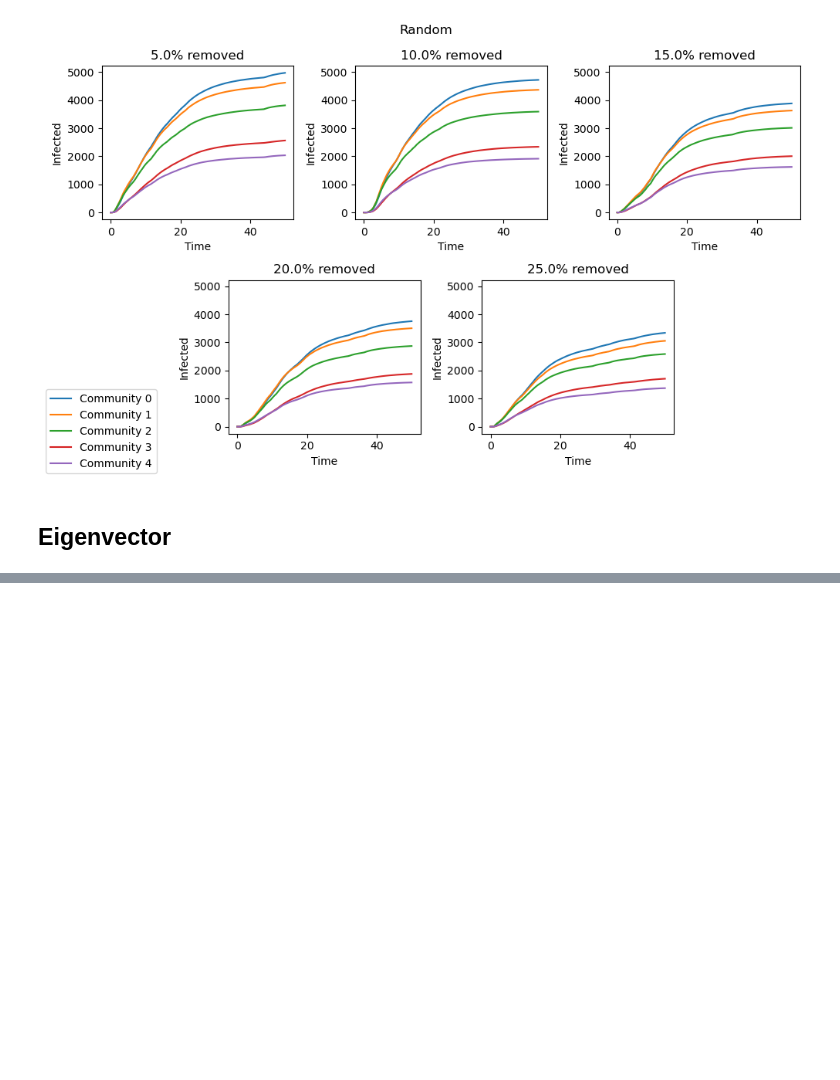
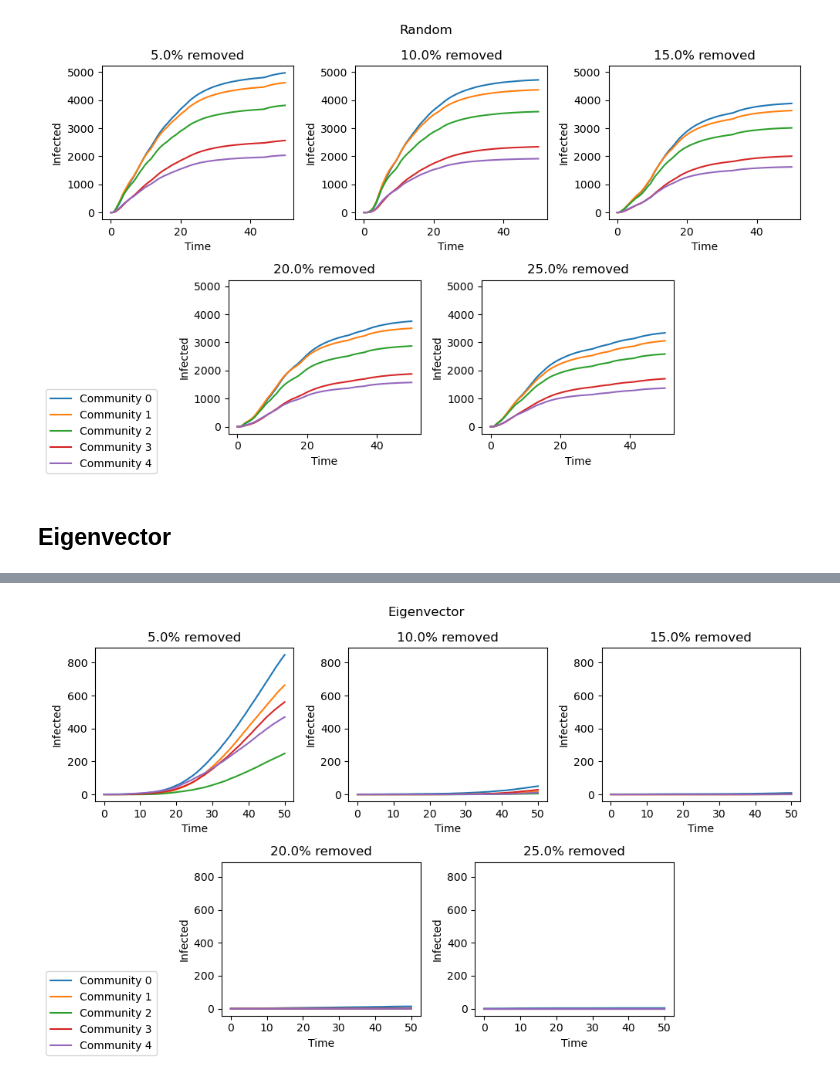
Before and after one commit to DMSN-P14/dmsn-groupproject, a Jupyter notebook: task4.ipynb, the cells around one changed output, grey strips where cells are left out. Saved outputs shown, nothing was run; the diff lists cells and outputs as text; code cells hidden in the pictures; blank space fills up the shorter version.

```diff
--- a/task4.ipynb
+++ b/task4.ipynb
@@ -73,7 +73,7 @@ for remove_percent in remove_percents:
     # Array to store results of each trial
     mean_trial_infected = np.zeros((N_TRIALS, len(top_community_nodes), len(np.linspace(0, TMAX, 100))))
 
-    print(f'Random: {remove_percent * 100}%')
+    print(f"Random: {remove_percent * 100}%")
 
     for trial in tqdm(range(N_TRIALS)):
 
@@ -82,8 +82,8 @@ for remove_percent in remove_percents:
         G_reduced.remove_nodes_from(np.random.choice(G.nodes(), int(remove_percent * len(G.nodes()))))
 
         # Filter out removed nodes from top communities
-        top_community_nodes_reduced = {rank: [node for node in nodes if node in G_reduced.nodes()]
-                                       for rank, nodes in top_community_nodes.items()}
+        top_community_nodes_reduced = {community: [node for node in nodes if node in G_reduced.nodes()]
+                                       for community, nodes in top_community_nodes.items()}
 
         # Run simulations
         mean_run_infected = simulate_si(G_reduced, tau=TAU, tmax=TMAX, nruns=NRUNS,
@@ -118,9 +118,9 @@ ax5 = fig.add_subplot(gs[1, 3:5], sharey=ax1)
 axs = [ax1, ax2, ax3, ax4, ax5]
 
 for ax, remove_percent in zip(axs, remove_percents):
-    for rank in top_community_nodes:
-        ax.plot(np.linspace(0, TMAX, 100), remove_percent_infected[remove_percent][rank], label=f'Community {rank}')
-    ax.set_title(f'{remove_percent * 100}% removed')
+    for community in top_community_nodes:
+        ax.plot(np.linspace(0, TMAX, 100), remove_percent_infected[remove_percent][community], label=f"Community {community}")
+    ax.set_title(f"{remove_percent * 100}% removed")
     ax.set_xlabel('Time')
     ax.set_ylabel('Infected')
 
@@ -138,7 +138,7 @@ plt.show()
 node_eigenvector = pd.read_csv('data/eigenvector_centrality.csv', index_col=0)
 
 # Sort nodes by eigenvector centrality
-node_eigenvector = node_eigenvector.sort_values(ascending=False)
+top_node_eigenvector = node_eigenvector.sort_values(by='eigenvector', ascending=False)
 # %%
 # Percent of nodes to remove
 remove_percents = [0.05, 0.1, 0.15, 0.2, 0.25]
@@ -151,17 +151,17 @@ for remove_percent in remove_percents:
     # Array to store results of each trial
     mean_trial_infected = np.zeros((N_TRIALS, len(top_community_nodes), len(np.linspace(0, TMAX, 100))))
 
-    print(f'Eigenvector: {remove_percent * 100}%')
+    print(f"Eigenvector: {remove_percent * 100}%")
 
     for trial in tqdm(range(N_TRIALS)):
 
         # Remove nodes with highest eigenvector centrality
         G_reduced = G.copy()
-        G_reduced.remove_nodes_from(node_eigenvector.index[:int(remove_percent * len(G.nodes()))])
+        G_reduced.remove_nodes_from(top_node_eigenvector.index[:int(remove_percent * len(G.nodes()))])
 
         # Filter out removed nodes from top communities
-        top_community_nodes_reduced = {rank: [node for node in nodes if node in G_reduced.nodes()]
-                                       for rank, nodes in top_community_nodes.items()}
+        top_community_nodes_reduced = {community: [node for node in nodes if node in G_reduced.nodes()]
+                                       for community, nodes in top_community_nodes.items()}
 
         # Run simulations
         mean_run_infected = simulate_si(G_reduced, tau=TAU, tmax=TMAX, nruns=NRUNS,
@@ -178,26 +184,28 @@ for remove_percent in remove_percents:
 # %%
 # Plot the results
 fig = plt.figure(figsize=(10, 6))
 fig.suptitle('Eigenvector')
 gs = fig.add_gridspec(2, 6)
 
 ax1 = fig.add_subplot(gs[0, :2])
 ax2 = fig.add_subplot(gs[0, 2:4], sharey=ax1)
 ax3 = fig.add_subplot(gs[0, 4:], sharey=ax1)
 ax4 = fig.add_subplot(gs[1, 1:3], sharey=ax1)
 ax5 = fig.add_subplot(gs[1, 3:5], sharey=ax1)
 
 axs = [ax1, ax2, ax3, ax4, ax5]
 
 for ax, remove_percent in zip(axs, remove_percents):
-    for rank in top_community_nodes:
-        ax.plot(np.linspace(0, TMAX, 100), remove_percent_infected[remove_percent][rank], label=f'Community {rank}')
-    ax.set_title(f'{remove_percent * 100}% removed')
+    for community in top_community_nodes:
+        ax.plot(np.linspace(0, TMAX, 100), remove_percent_infected[remove_percent][community], label=f"Community {community}")
+    ax.set_title(f"{remove_percent * 100}% removed")
     ax.set_xlabel('Time')
     ax.set_ylabel('Infected')
 
 # Common legend
 legend = fig.legend(*ax.get_legend_handles_labels(), loc='lower left', bbox_to_anchor=(0, 0))
 
 plt.tight_layout()
 plt.show()
+# %% [output]
+[figure, added]
```
Also changed, not shown: parts of 2 cells of this notebook, 1 other file.
